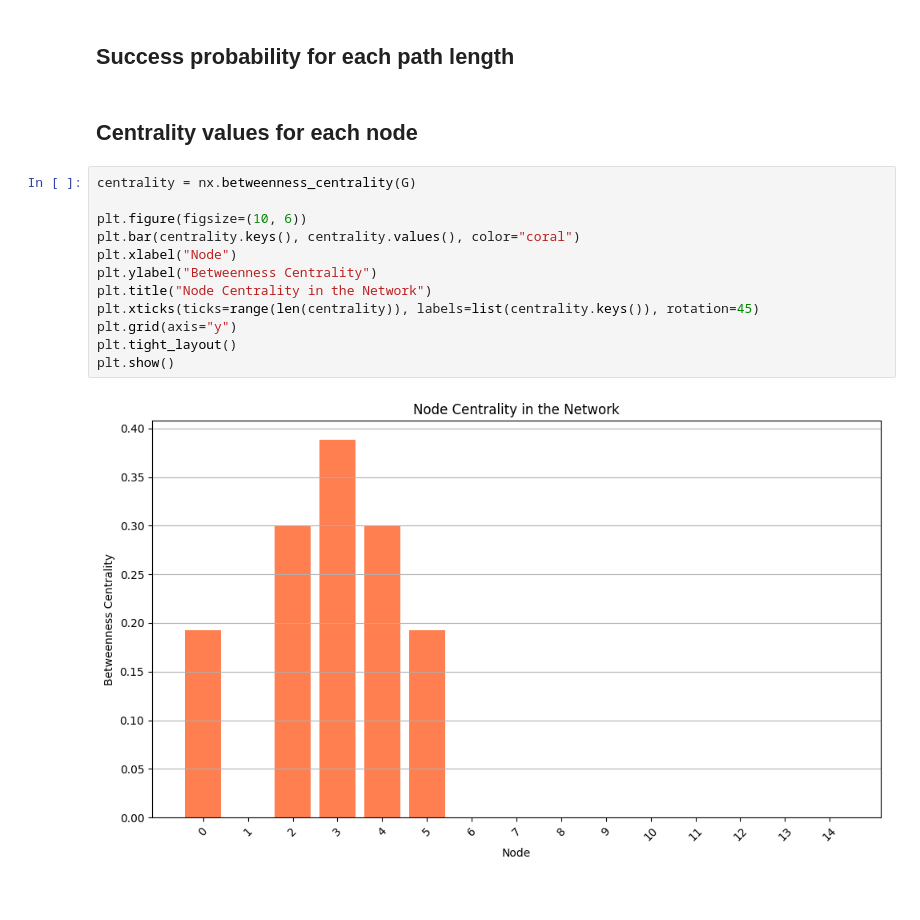
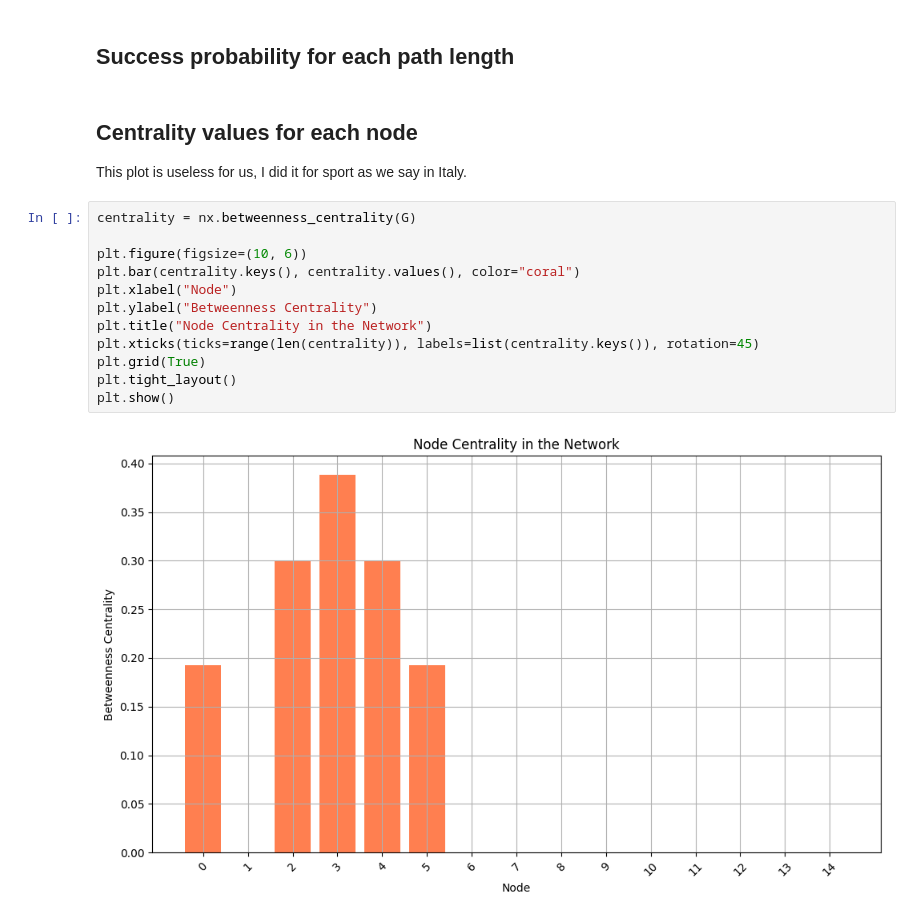
Before and after one commit to forcellatofrancesco/QKD_Simulator, a Jupyter notebook: plots.ipynb, the cells around one changed output. Drawn from its saved outputs; the diff is of its cells as text.

```diff
--- a/plots.ipynb
+++ b/plots.ipynb
@@ -140,17 +142,19 @@ To make this warning go away, explicitly set the edges kwarg, e.g.:
 ## Success probability for each path length
 # %% [markdown]
 ## Centrality values for each node
+
+This plot is useless for us, I did it for sport as we say in Italy.
 # %%
 centrality = nx.betweenness_centrality(G)
 
 plt.figure(figsize=(10, 6))
 plt.bar(centrality.keys(), centrality.values(), color="coral")
 plt.xlabel("Node")
 plt.ylabel("Betweenness Centrality")
 plt.title("Node Centrality in the Network")
 plt.xticks(ticks=range(len(centrality)), labels=list(centrality.keys()), rotation=45)
-plt.grid(axis="y")
+plt.grid(True)
 plt.tight_layout()
 plt.show()
 # %% [output]
-[figure, old version]
+[figure, new version]
```
Also changed, not shown: parts of 3 cells of this notebook.
